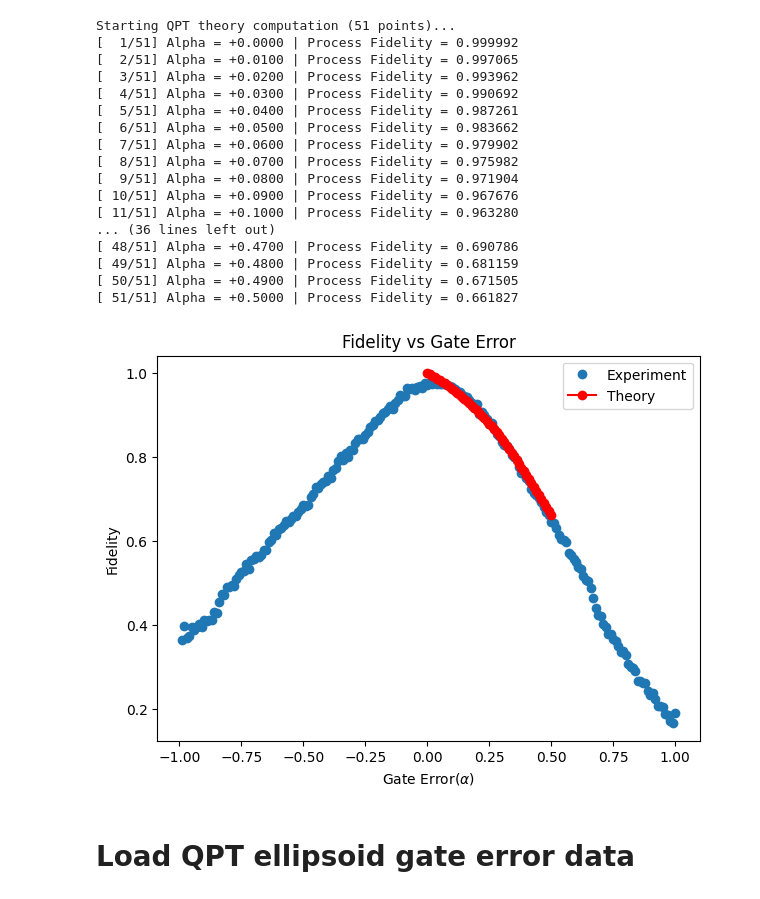
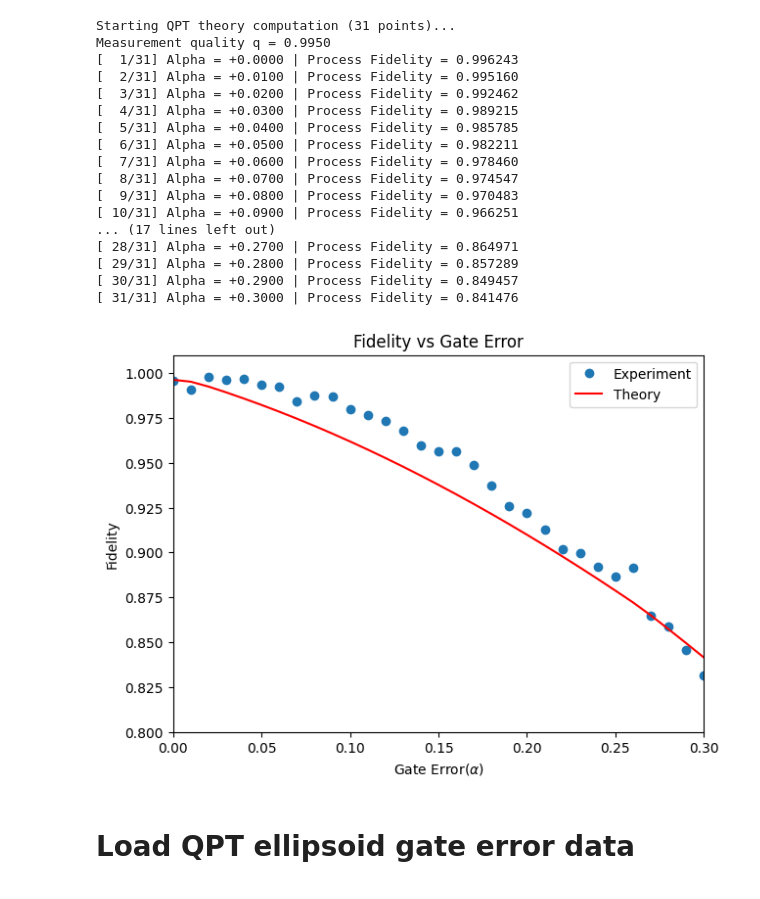
Before and after one commit to 44hsiang/quantum_memory_data, a Jupyter notebook: QPT_gate_error_vs_fidelity.ipynb, the cells around one changed output. Saved outputs shown, nothing was run; the diff lists cells and outputs as text; code cells hidden in the pictures.

Commit message:
Update QPT vs Ellipsoid theory

```diff
--- a/QPT_gate_error_vs_fidelity.ipynb
+++ b/QPT_gate_error_vs_fidelity.ipynb
@@ -13,36 +13,38 @@ node  = QualibrationNode(name="quantum_memory_gate_error")
 # %%
 from pathlib import Path
-data_path = Path("data/QPT_gate_error_vs_fidelity").resolve()
+data_path = Path("data/QPT_vs_ellipsoid").resolve()
 # %%
-gate_error_idx = np.arange(753,953,1)
+# gate_error_idx = np.arange(753,953,1)
+gate_error_idx = np.arange(1926,2017,3)
+
 gate_error_list = []
-exp_fidelity_list = []
-robustness_list = []
+qpt_exp_fidelity_list = []
+qpt_robustness_list = []
 for idx in gate_error_idx:
     res = node.load_from_id(idx,base_path = data_path).results
     gate_error_list.append(res['initial_parameters']['alpha']-1)
-    exp_fidelity_list.append(res['results']['q0']['quantum information']['mitigated']['fidelity'])
-    robustness_list.append(res['results']['q0']['quantum information']['mitigated']['Quantum Memory Robustness'])
+    qpt_exp_fidelity_list.append(res['results']['q0']['quantum information']['mitigated']['fidelity'])
+    qpt_robustness_list.append(res['results']['q0']['quantum information']['mitigated']['Quantum Memory Robustness'])
 # %%
 from quam_libs.QPT_theory import compute_qpt_theory
 
-alphas = np.linspace(0, 0.5, 51)
-choi_matrices_list, theory_fidelities_list = compute_qpt_theory(alphas)
+alphas = np.linspace(0, 0.3, len(gate_error_idx))
+qpt_choi_matrices_list, qpt_theory_fidelities_list = compute_qpt_theory(alphas, q_meas=0.995,verbose=True)
 # %% [output]
-Starting QPT theory computation (51 points)...
-[  1/51] Alpha = +0.0000 | Process Fidelity = 0.999992
-[  2/51] Alpha = +0.0100 | Process Fidelity = 0.997065
-[  3/51] Alpha = +0.0200 | Process Fidelity = 0.993962
-[  4/51] Alpha = +0.0300 | Process Fidelity = 0.990692
-[  5/51] Alpha = +0.0400 | Process Fidelity = 0.987261
-[  6/51] Alpha = +0.0500 | Process Fidelity = 0.983662
-[  7/51] Alpha = +0.0600 | Process Fidelity = 0.979902
-[  8/51] Alpha = +0.0700 | Process Fidelity = 0.975982
-[  9/51] Alpha = +0.0800 | Process Fidelity = 0.971904
-[ 10/51] Alpha = +0.0900 | Process Fidelity = 0.967676
-[ 11/51] Alpha = +0.1000 | Process Fidelity = 0.963280
-... (36 lines left out)
-[ 48/51] Alpha = +0.4700 | Process Fidelity = 0.690786
-[ 49/51] Alpha = +0.4800 | Process Fidelity = 0.681159
-[ 50/51] Alpha = +0.4900 | Process Fidelity = 0.671505
-[ 51/51] Alpha = +0.5000 | Process Fidelity = 0.661827
+Starting QPT theory computation (31 points)...
+Measurement quality q = 0.9950
+[  1/31] Alpha = +0.0000 | Process Fidelity = 0.996243
+[  2/31] Alpha = +0.0100 | Process Fidelity = 0.995160
+[  3/31] Alpha = +0.0200 | Process Fidelity = 0.992462
+[  4/31] Alpha = +0.0300 | Process Fidelity = 0.989215
+[  5/31] Alpha = +0.0400 | Process Fidelity = 0.985785
+[  6/31] Alpha = +0.0500 | Process Fidelity = 0.982211
+[  7/31] Alpha = +0.0600 | Process Fidelity = 0.978460
+[  8/31] Alpha = +0.0700 | Process Fidelity = 0.974547
+[  9/31] Alpha = +0.0800 | Process Fidelity = 0.970483
+[ 10/31] Alpha = +0.0900 | Process Fidelity = 0.966251
+... (17 lines left out)
+[ 28/31] Alpha = +0.2700 | Process Fidelity = 0.864971
+[ 29/31] Alpha = +0.2800 | Process Fidelity = 0.857289
+[ 30/31] Alpha = +0.2900 | Process Fidelity = 0.849457
+[ 31/31] Alpha = +0.3000 | Process Fidelity = 0.841476
@@ -49,15 +56,18 @@ Starting QPT theory computation (51 points)...
 # %%
 fig, ax = plt.subplots(figsize=(7,5))
-ax.plot(gate_error_list,     exp_fidelity_list, 'o', label='Experiment')
-ax.plot(alphas, theory_fidelities_list, marker='o', linestyle='-', color='r', label='Theory')
+ax.plot(gate_error_list, qpt_exp_fidelity_list, 'o', label='Experiment')
+ax.plot(alphas, qpt_theory_fidelities_list, linestyle='-', color='r', label='Theory')
+
 
 ax.set_xlabel('Gate Error($\\alpha$)')
 ax.set_ylabel('Fidelity')
 ax.set_title('Fidelity vs Gate Error')
+ax.set_xlim(0,0.3)
+ax.set_ylim(0.8,1.01)
 ax.legend()
 plt.show()
 # %% [output]
-[figure, old version]
+[figure, new version]
 # %% [markdown]
 # Load QPT ellipsoid gate error data
 # %%
```
Also changed, not shown: parts of 12 cells of this notebook, 4 other files.
